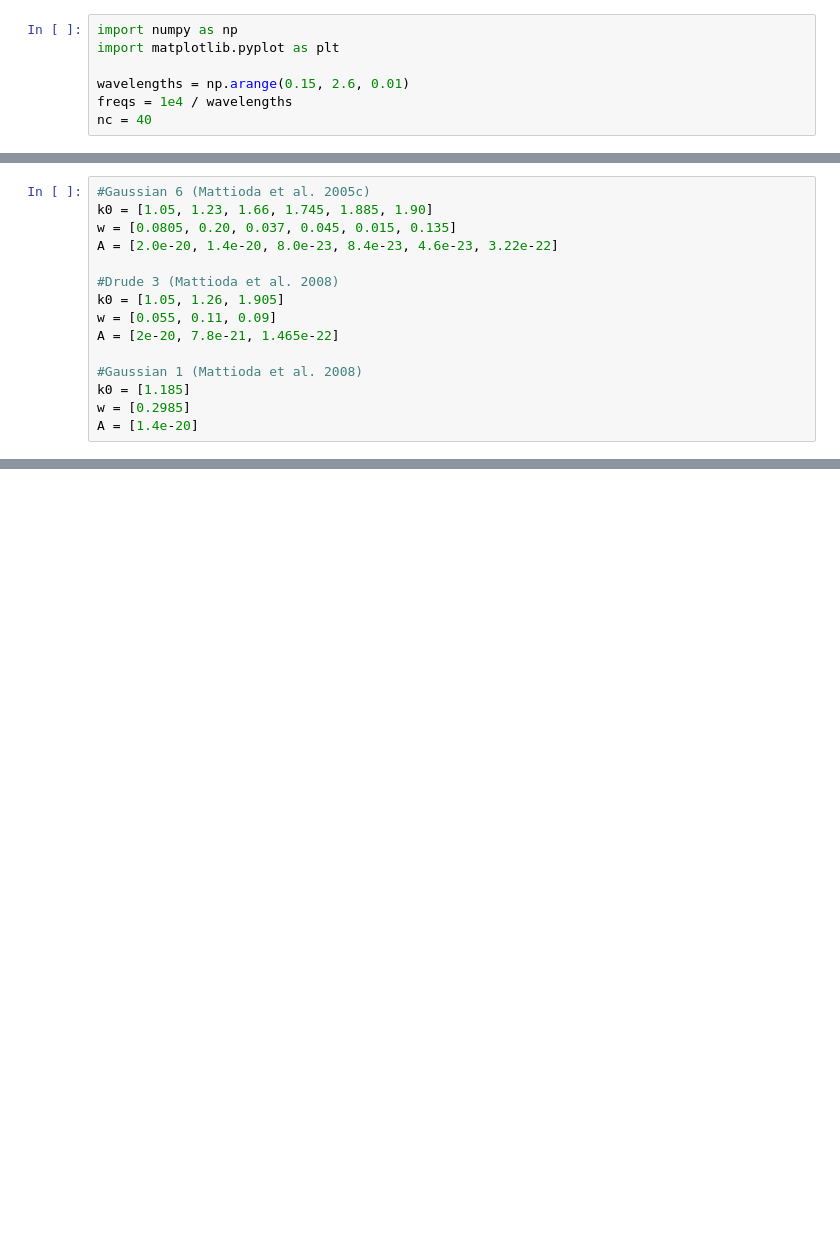
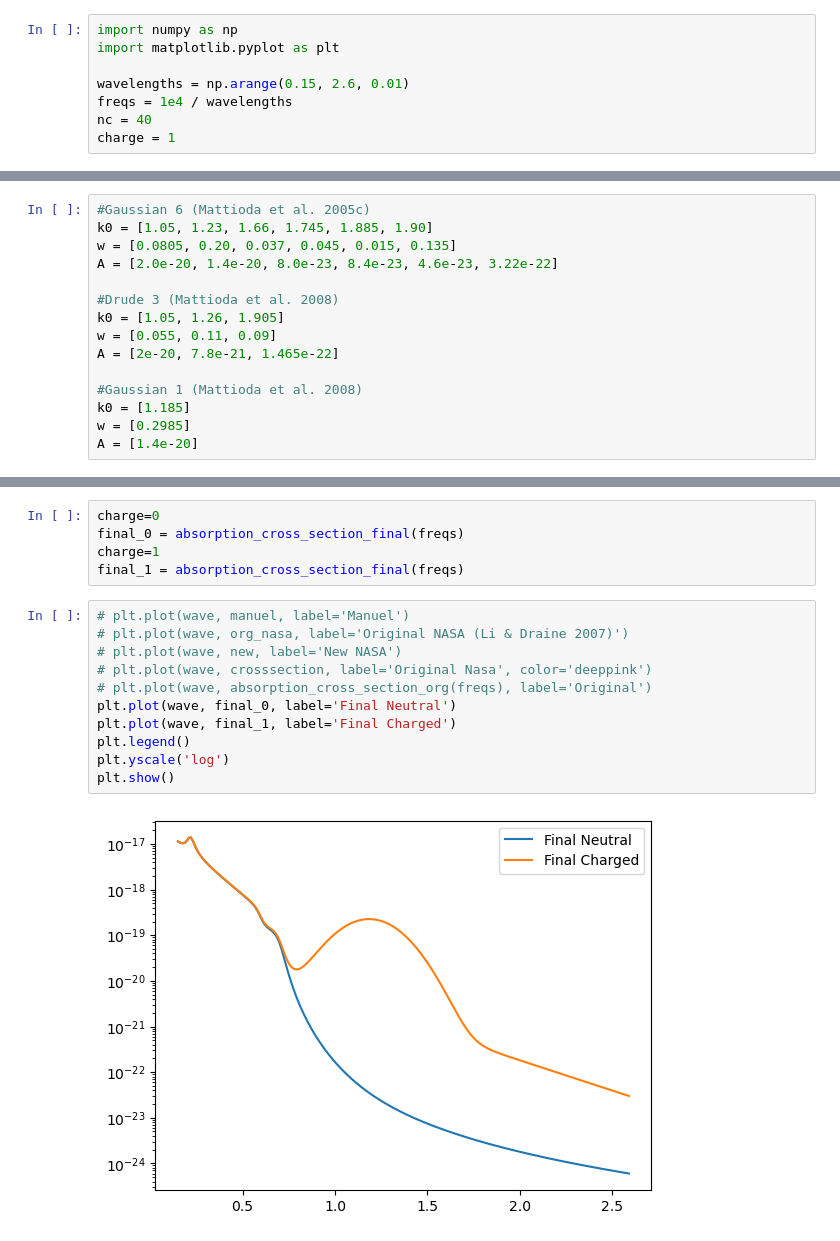
Before and after one commit to PAHdb/AmesPAHdbPythonSuite, a Jupyter notebook: amespahdbpythonsuite/Testing_ACS.ipynb, the cells around one changed output, grey strips where cells are left out. Drawn from its saved outputs; the diff is of its cells as text; blank space fills up the shorter version.

```diff
--- a/amespahdbpythonsuite/Testing_ACS.ipynb
+++ b/amespahdbpythonsuite/Testing_ACS.ipynb
@@ -5,6 +5,7 @@ import matplotlib.pyplot as plt
 wavelengths = np.arange(0.15, 2.6, 0.01)
 freqs = 1e4 / wavelengths
 nc = 40
+charge = 1
 # %%
 def absorption_cross_section_org(f: np.ndarray) -> np.ndarray:
     """
@@ -316,0 +375,18 @@ plt.show()
+# %%
+charge=0
+final_0 = absorption_cross_section_final(freqs)
+charge=1
+final_1 = absorption_cross_section_final(freqs)
+# %%
+# plt.plot(wave, manuel, label='Manuel')
+# plt.plot(wave, org_nasa, label='Original NASA (Li & Draine 2007)')
+# plt.plot(wave, new, label='New NASA')
+# plt.plot(wave, crosssection, label='Original Nasa', color='deeppink')
+# plt.plot(wave, absorption_cross_section_org(freqs), label='Original')
+plt.plot(wave, final_0, label='Final Neutral')
+plt.plot(wave, final_1, label='Final Charged')
+plt.legend()
+plt.yscale('log')
+plt.show()
+# %% [output]
+[figure, added]
```
Also changed, not shown: parts of 8 cells of this notebook, 1 other file.
